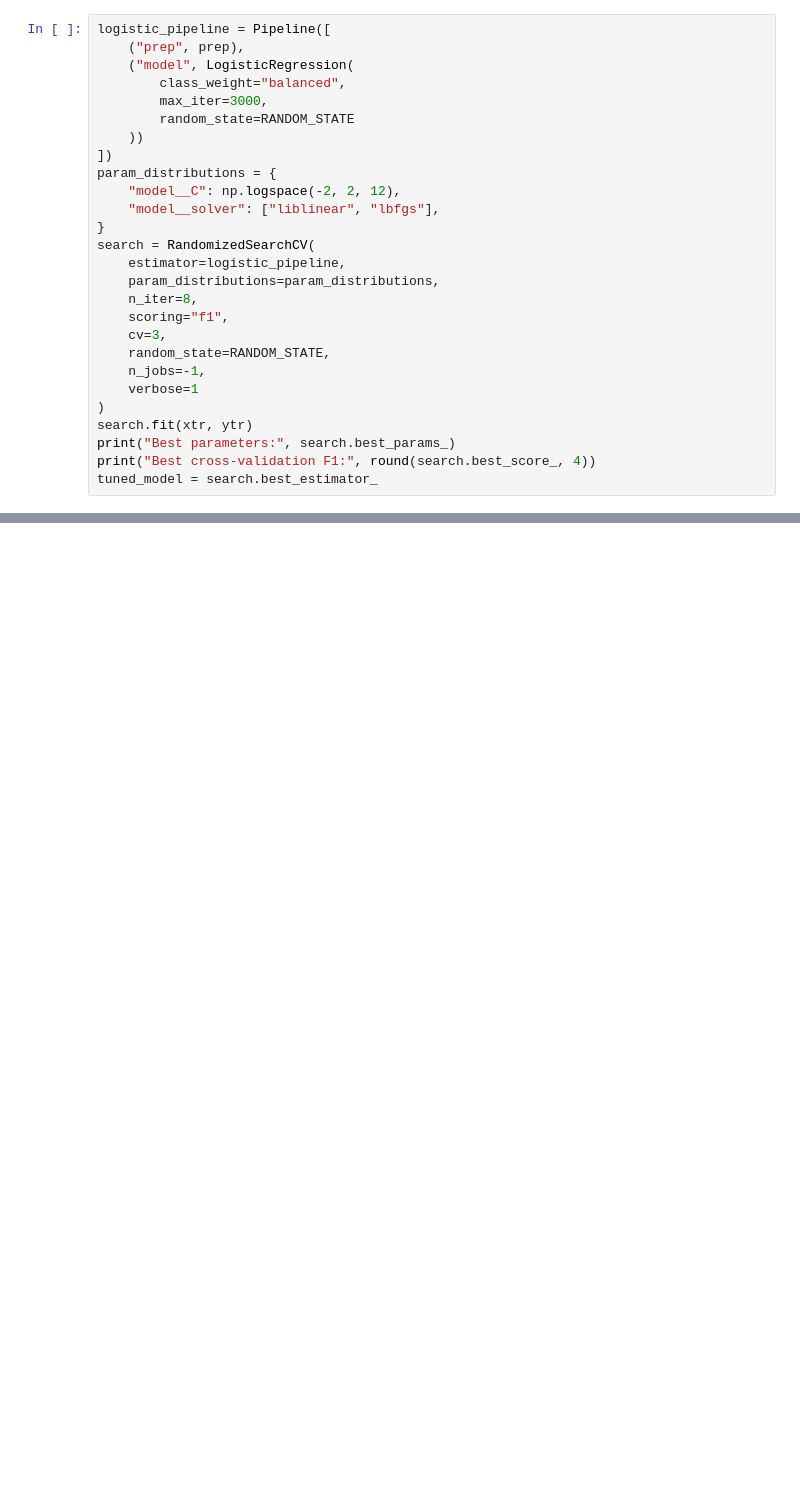
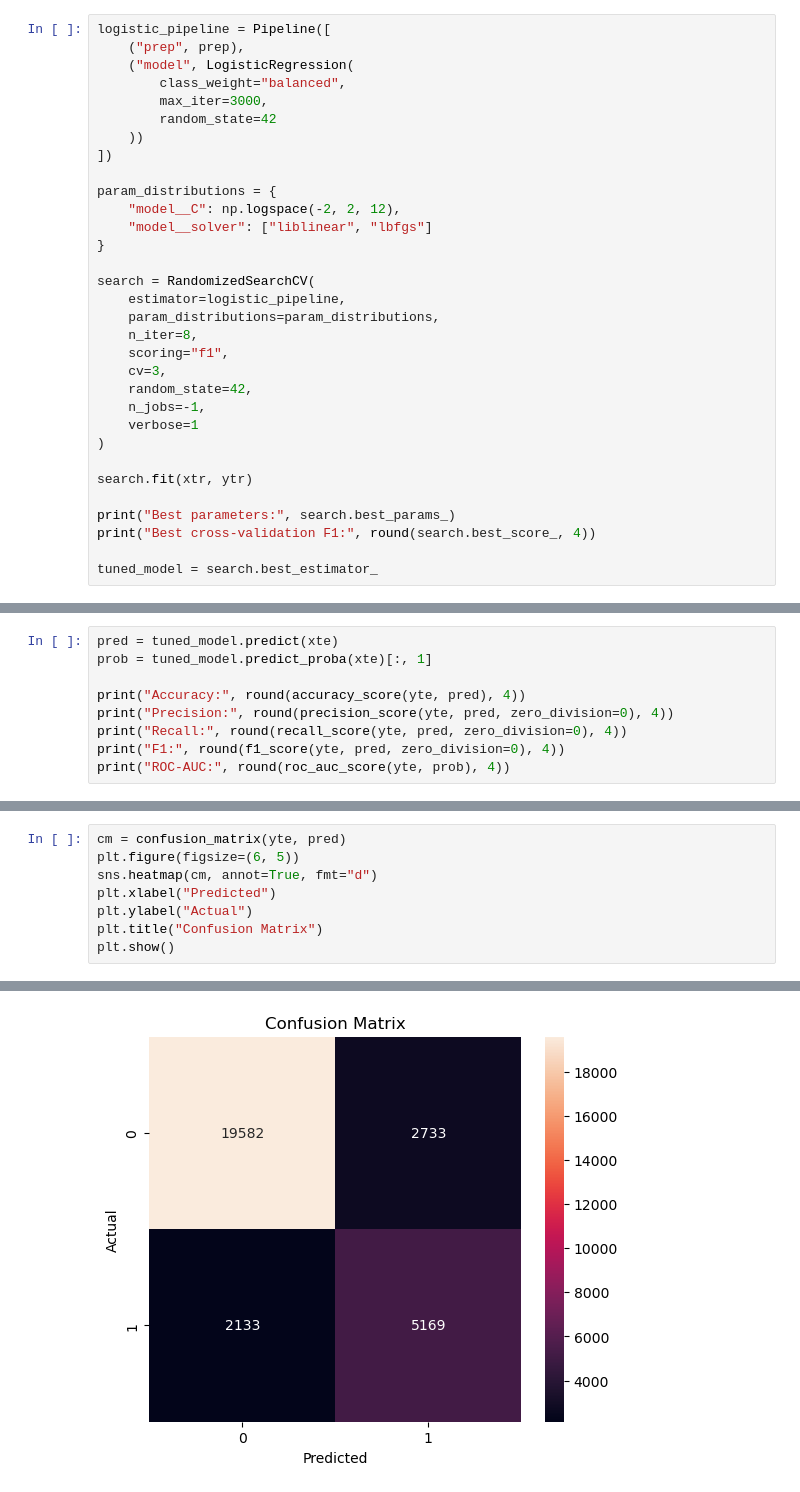
Before and after one commit to Varshh-hub/Bank-Customer-Default-Prediction---ML, a Jupyter notebook: model.ipynb, the cells around one changed output, grey strips where cells are left out. Drawn from its saved outputs; the diff is of its cells as text; blank space fills up the shorter version.

```diff
--- a/model.ipynb
+++ b/model.ipynb
@@ -154,24 +202,29 @@ logistic_pipeline = Pipeline([
     ("model", LogisticRegression(
         class_weight="balanced",
         max_iter=3000,
-        random_state=RANDOM_STATE
+        random_state=42
     ))
 ])
+
 param_distributions = {
     "model__C": np.logspace(-2, 2, 12),
-    "model__solver": ["liblinear", "lbfgs"],
+    "model__solver": ["liblinear", "lbfgs"]
 }
+
 search = RandomizedSearchCV(
     estimator=logistic_pipeline,
     param_distributions=param_distributions,
     n_iter=8,
     scoring="f1",
     cv=3,
-    random_state=RANDOM_STATE,
+    random_state=42,
     n_jobs=-1,
     verbose=1
 )
+
 search.fit(xtr, ytr)
+
 print("Best parameters:", search.best_params_)
 print("Best cross-validation F1:", round(search.best_score_, 4))
+
 tuned_model = search.best_estimator_
@@ -241,0 +235,9 @@ print(f"Loaded model default probability: {loaded_prob:.2%}")
+# %%
+pred = tuned_model.predict(xte)
+prob = tuned_model.predict_proba(xte)[:, 1]
+
+print("Accuracy:", round(accuracy_score(yte, pred), 4))
+print("Precision:", round(precision_score(yte, pred, zero_division=0), 4))
+print("Recall:", round(recall_score(yte, pred, zero_division=0), 4))
+print("F1:", round(f1_score(yte, pred, zero_division=0), 4))
+print("ROC-AUC:", round(roc_auc_score(yte, prob), 4))
@@ -241,0 +261,9 @@ print(f"Loaded model default probability: {loaded_prob:.2%}")
+# %%
+cm = confusion_matrix(yte, pred)
+plt.figure(figsize=(6, 5))
+sns.heatmap(cm, annot=True, fmt="d")
+plt.xlabel("Predicted")
+plt.ylabel("Actual")
+plt.title("Confusion Matrix")
+plt.show()
+# %% [output]
@@ -241,0 +271 @@ print(f"Loaded model default probability: {loaded_prob:.2%}")
+[figure, added]
```
Also changed, not shown: parts of 32 cells of this notebook.
